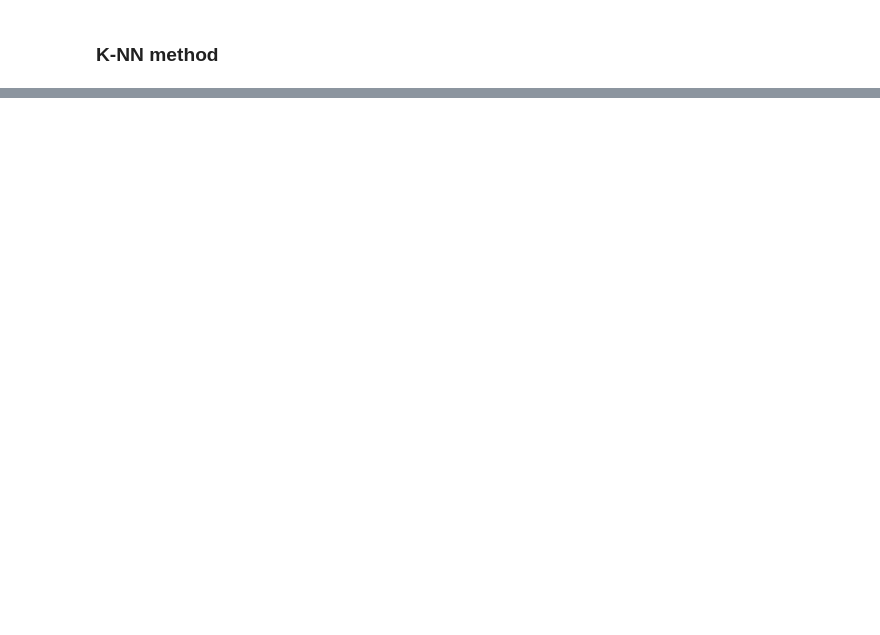
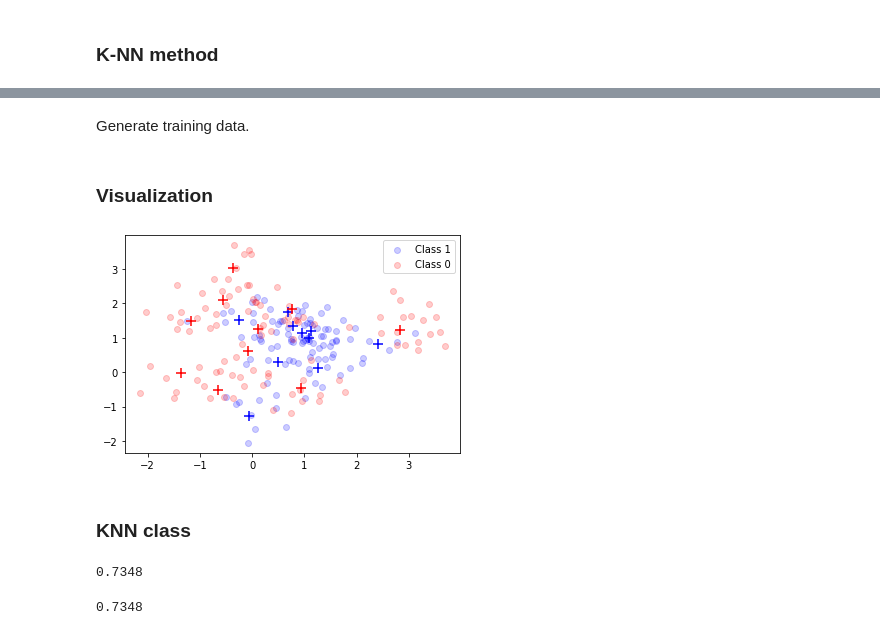
Before and after one commit to SandipSonawane/UIUC-STAT542-Statistical-Learning, a Jupyter notebook: Coding Assignment 1- KNN Implementation/KNN_implementation.ipynb, the cells around one changed output, grey strips where cells are left out. Saved outputs shown, nothing was run; the diff lists cells and outputs as text; code cells hidden in the pictures; blank space fills up the shorter version.

```diff
--- a/Coding Assignment 1- KNN Implementation/KNN_implementation.ipynb
+++ b/Coding Assignment 1- KNN Implementation/KNN_implementation.ipynb
@@ -72,0 +59,51 @@ array([-0.74976547,  2.1530358 ,  1.98132079,  1.22117967,  0.81050417,
+# %%
+csize = 10
+p = 2
+s = 1;      # sd for generating the centers within each class
+m1 = np.random.normal(size = (csize, p)) * s \
+     + np.concatenate([np.array([[1, 0]] * csize)])
+m0 = np.random.normal(size = (csize, p)) * s \
+     + np.concatenate([np.array([[0, 1]] * csize)])
+# %% [markdown]
+Generate training data.
+# %%
+n=100;
+# Randomly allocate the n samples for class 1  to the 10 clusters
+id1 = np.random.randint(csize, size = n)
+id0 = np.random.randint(csize, size = n)
+
+
+# sd for generating x
+s = np.sqrt(float(1)/5)
+
+traindata = np.random.normal(size = (2 * n, p)) * s \
+            + np.concatenate([m1[id1,:], m0[id0,:]])
+ytrain = np.concatenate(([1]*n, [0]*n))
+# %%
+n=5000;
+# Randomly allocate the n samples for class 1  to the 10 clusters
+id1 = np.random.randint(csize, size = n)
+id0 = np.random.randint(csize, size = n)
+
+
+# sd for generating x
+s = np.sqrt(float(1)/5)
+
+testdata = np.random.normal(size = (2 * n, p)) * s \
+            + np.concatenate([m1[id1,:], m0[id0,:]])
+ytest = np.concatenate(([1]*n, [0]*n))
+# %% [markdown]
+### Visualization
+# %%
+plt.scatter(traindata[:n, 0], traindata[:n, 1], c = "blue", alpha=0.2, label='Class 1')
+plt.scatter(traindata[n:, 0], traindata[n:, 1], c = "red", alpha=0.2, label='Class 0')
+
+plt.scatter(m1[:,0], m1[:,1], marker = '+', s = 100, c = "blue")
+plt.scatter(m0[:,0], m0[:,1], marker = '+', s = 100, c = "red")
+
+plt.legend()
+plt.show()
+# %% [output]
+[figure, added]
+# %% [markdown]
+### KNN class
@@ -73 +153,14 @@ array([-0.74976547,  2.1530358 ,  1.98132079,  1.22117967,  0.81050417,
+# %%
+my_knn_mod.accuracy(pred, Ytest)
+# %% [output]
+0.7348
+# %%
+from sklearn.neighbors import (NeighborhoodComponentsAnalysis,
+KNeighborsClassifier)
+knn = KNeighborsClassifier(n_neighbors=4)
+knn.fit(traindata, Ytrain)
+
+print(knn.score(testdata, Ytest))
+# %% [output]
+0.7348
 # %%
```
Also changed, not shown: parts of 12 cells of this notebook.
